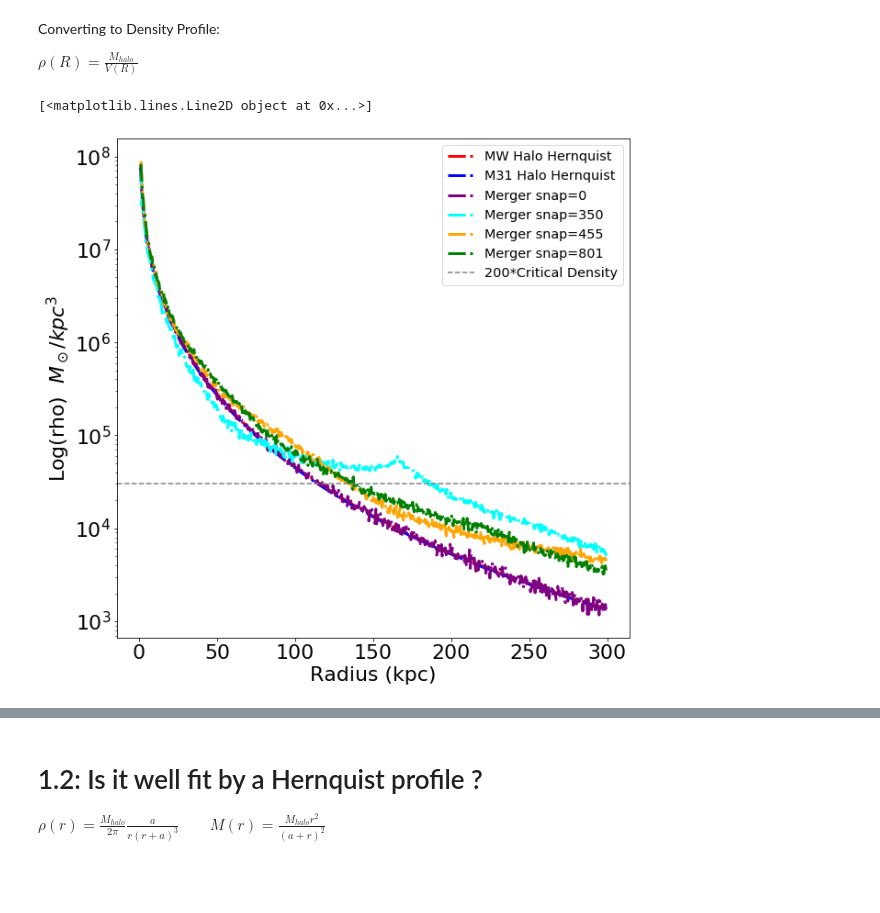
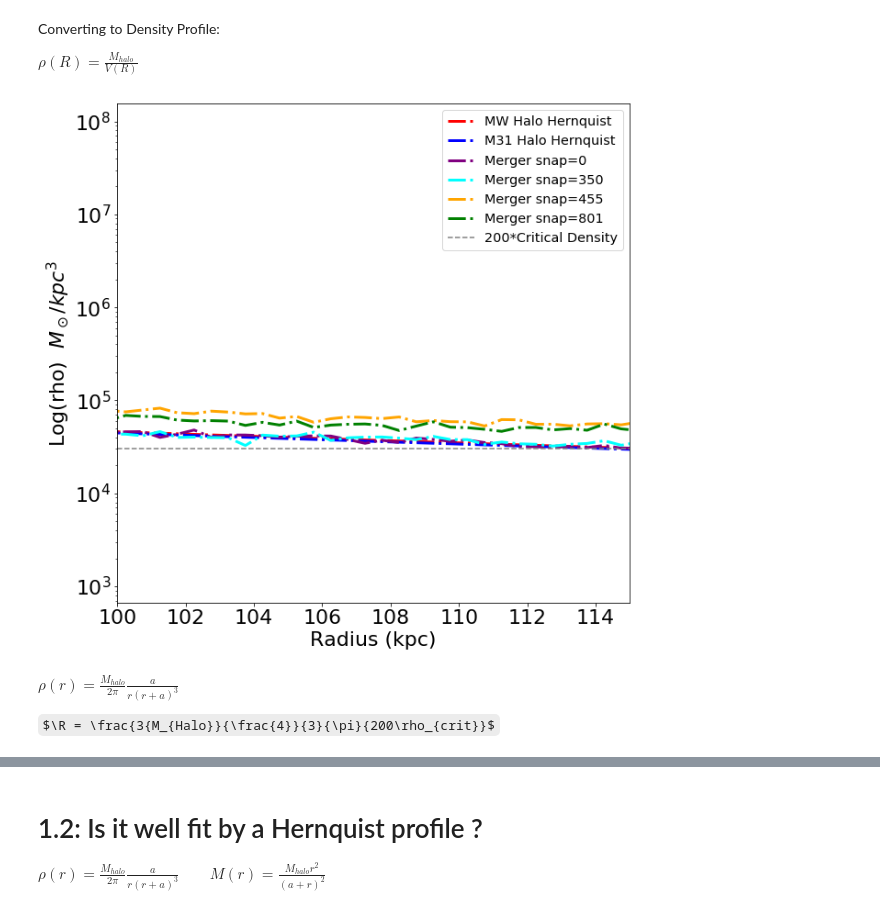
Before and after one commit to yuanjea/400B_hew, a Jupyter notebook: ResearchAssignment/ResearchAssignment5/ASTR400B_ResearchAssignment5.ipynb, the cells around one changed output, grey strips where cells are left out. Cells and saved outputs as stored; diff of their text form; code cells hidden in the pictures; some formulas as TeX source; blank space fills up the shorter version.

```diff
--- a/ResearchAssignment/ResearchAssignment5/ASTR400B_ResearchAssignment5.ipynb
+++ b/ResearchAssignment/ResearchAssignment5/ASTR400B_ResearchAssignment5.ipynb
@@ -39,7 +39,7 @@ from MassProfileMerger import MassProfileMerger
 # Before Collision (Both MW and M31 would be yield the same result so just pick MW)
 MP_0 = MassProfile("MW",0) # from Homework #5
 # During Collisions
-MP_1a = MassProfileMerger("MW", "M31", 350)
+MP_1a = MassProfile("MW",350)
 MP_1 = MassProfileMerger("MW","M31",455)
 # After Collision
 MP_2 = MassProfileMerger("MW","M31",801)
@@ -64,11 +64,11 @@ $\rho(r) = \frac{M_{halo}}{2\pi} \frac{a}{r(r+a)^3}$
 # %%
 # From Lab 3:
 # Function that returns the Hernquist profile
-def Hernquist(r,a,Mhalo):
+#def Hernquist(r,a,Mhalo):
 # Input:  Radius (kpc), Hernquist Scale Length (kpc), Total Mass (1e12 Msun)
 # Defaults for scale length is 60 kpc, Default for Halo Mass is for MW from Assignment 3
 # Returns: Density in units of Msun/kpc^3
-    return ((Mhalo*a)/(2*np.pi*r*(r+a)**3))
+    #return ((Mhalo*a)/(2*np.pi*r*(r+a)**3))
 # %%
 # Set Critical Density (rho_crit) as a Global Variable
 # rho_crit = (3.3e11 * 0.6781^2) / 10^9
@@ -77,6 +77,14 @@ rho_crit = 151.74 # units of (Msun/kpc^3)
 Converting to Density Profile:
 
 $\rho(R) = \frac{M_{halo}}{V(R)}$
+# %%
+# Function that computes the Local Halo Density Profile
+def rho_local(Mhalo):
+    """
+    Inputs: Mhalo is the Mass Profile of Halo
+    Returns: Local Halo Density Profile associated with Mhalo
+    """
+    return (Mhalo[1:]-Mhalo[:-1])/((4/3)*np.pi*(R[1:]**3-R[:-1]**3))
 # %%
 # From Lab 6:
 # Plot the Halo Density Profile vs
@@ -100,43 +108,46 @@ plt.semilogy(R,Hernquist(R,a_MW,MW_Mhalo), color='red', linestyle="-.",linewidth
 
 # Hernquist Profile for M31
 a_M31 = 62 #(obtained from HW#5)
 M31_Mhalo = 1.921e12*u.Msun #(obtained from HW#3)
 plt.semilogy(R,Hernquist(R,a_M31,M31_Mhalo), color='blue', linestyle="-.",linewidth=3, label='M31 Halo Hernquist')
 
+# Radius
+r = (R[1:]+R[:-1])/2.0
+
 # Local Density Profile for Halo Merger Remnant
 # Before Collision
-BC = plt.semilogy((R[1:]+R[:-1])/2.0,(Mhalo_0[1:]-Mhalo_0[:-1])/((4/3)*np.pi*(R[1:]**3-R[:-1]**3)), color='purple', linestyle="-.",linewidth=3, label='Merger snap=0')
+plt.semilogy(r,rho_local(Mhalo_0), color='purple', linestyle="-.",linewidth=3, label='Merger snap=0')
 # During Collisions
-DC_a = plt.semilogy((R[1:]+R[:-1])/2.0,(Mhalo_1a[1:]-Mhalo_1a[:-1])/((4/3)*np.pi*(R[1:]**3-R[:-1]**3)), color='cyan', linestyle="-.",linewidth=3, label='Merger snap=350')
-DC = plt.semilogy((R[1:]+R[:-1])/2.0,(Mhalo_1[1:]-Mhalo_1[:-1])/((4/3)*np.pi*(R[1:]**3-R[:-1]**3)), color='orange', linestyle="-.",linewidth=3, label='Merger snap=455')
+plt.semilogy(r,rho_local(Mhalo_1a), color='cyan', linestyle="-.",linewidth=3, label='Merger snap=350')
+plt.semilogy(r,rho_local(Mhalo_1), color='orange', linestyle="-.",linewidth=3, label='Merger snap=455')
 # After Collision
-AC = plt.semilogy((R[1:]+R[:-1])/2.0,(Mhalo_2[1:]-Mhalo_2[:-1])/((4/3)*np.pi*(R[1:]**3-R[:-1]**3)), color='green', linestyle="-.",linewidth=3, label='Merger snap=801')
+plt.semilogy(r,rho_local(Mhalo_2), color='green', linestyle="-.",linewidth=3, label='Merger snap=801')
 
 # 200*Critical Denisty
-CD = plt.axhline(y=rho_crit*200, color = 'grey', linestyle="--", label = '200*Critical Density')
+plt.axhline(y=rho_crit*200, color = 'grey', linestyle="--", label = '200*Critical Density')
 
 # axis limit
-# plt.xlim(110,150)
+plt.xlim(100,115)
 
-#if (CD == BC):
-#    axvline(x=R, ymin=0, ymax=rho_crit*200)
+
 
 #adjust tick label font size
 label_size = 22
 matplotlib.rcParams['xtick.labelsize'] = label_size
 matplotlib.rcParams['ytick.labelsize'] = label_size
 
 
 # Add axis labels
 plt.xlabel('Radius (kpc)', fontsize=22)
 #plt.ylabel('Log(I)  $L_\odot/kpc^2$', fontsize=22)
 plt.ylabel('Log(rho)  $M_\odot/kpc^3$', fontsize=22)
 
-
-
-
 # add a legend with some customizations.
 legend = ax.legend(loc='upper right',fontsize='x-large')
 # %% [output]
-[<matplotlib.lines.Line2D object at 0x...>]
-[figure, old version]
+[figure, new version]
+# %% [markdown]
+$\rho(r) = \frac{M_{halo}}{2\pi} \frac{a}{r(r+a)^3}$
+
+
+$\R = \frac{3{M_{Halo}}{\frac{4}}{3}{\pi}{200\rho_{crit}}$
```
Also changed, not shown: parts of 6 cells of this notebook.
